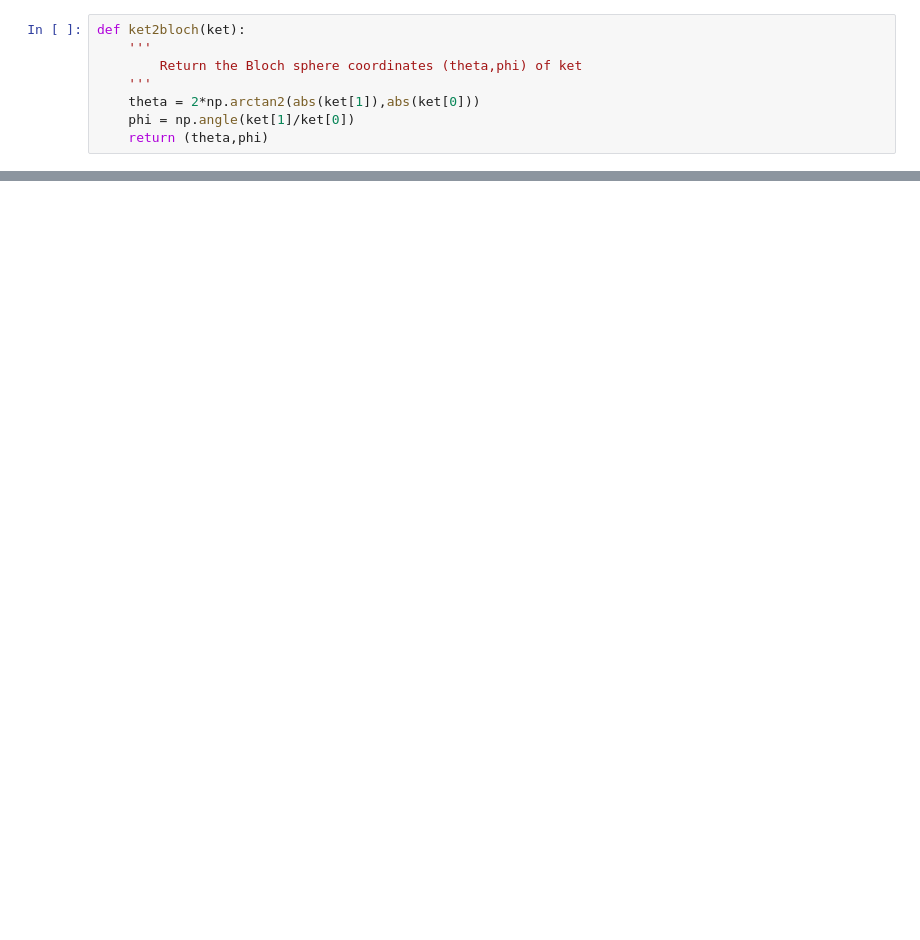
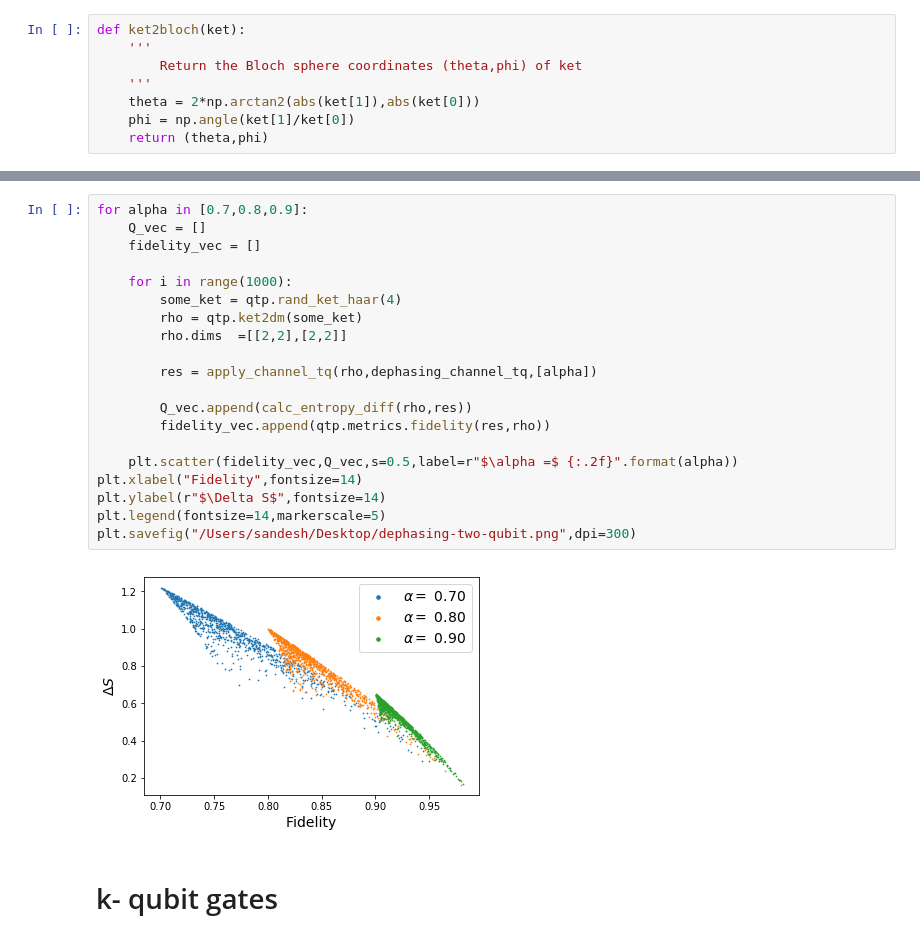
Before and after one commit to sandeshkalantre/Qwork, a Jupyter notebook: Quantum Channel Approach.ipynb, the cells around one changed output, grey strips where cells are left out. Drawn from its saved outputs; the diff is of its cells as text; blank space fills up the shorter version.

```diff
--- a/Quantum Channel Approach.ipynb
+++ b/Quantum Channel Approach.ipynb
@@ -146,0 +221,24 @@ Text(0.5,1,'Channel paramter: $\\alpha = $ 0.95')
+# %%
+for alpha in [0.7,0.8,0.9]:
+    Q_vec = []
+    fidelity_vec = []
+
+    for i in range(1000):
+        some_ket = qtp.rand_ket_haar(4)
+        rho = qtp.ket2dm(some_ket)
+        rho.dims  =[[2,2],[2,2]]
+
+        res = apply_channel_tq(rho,dephasing_channel_tq,[alpha])
+
+        Q_vec.append(calc_entropy_diff(rho,res))
+        fidelity_vec.append(qtp.metrics.fidelity(res,rho))
+
+    plt.scatter(fidelity_vec,Q_vec,s=0.5,label=r"$\alpha =$ {:.2f}".format(alpha))
+plt.xlabel("Fidelity",fontsize=14)
+plt.ylabel(r"$\Delta S$",fontsize=14)
+plt.legend(fontsize=14,markerscale=5)
+plt.savefig("/Users/sandesh/Desktop/dephasing-two-qubit.png",dpi=300)
+# %% [output]
+[figure, added]
+# %% [markdown]
+# k- qubit gates
```
Also changed, not shown: parts of 13 cells of this notebook.
